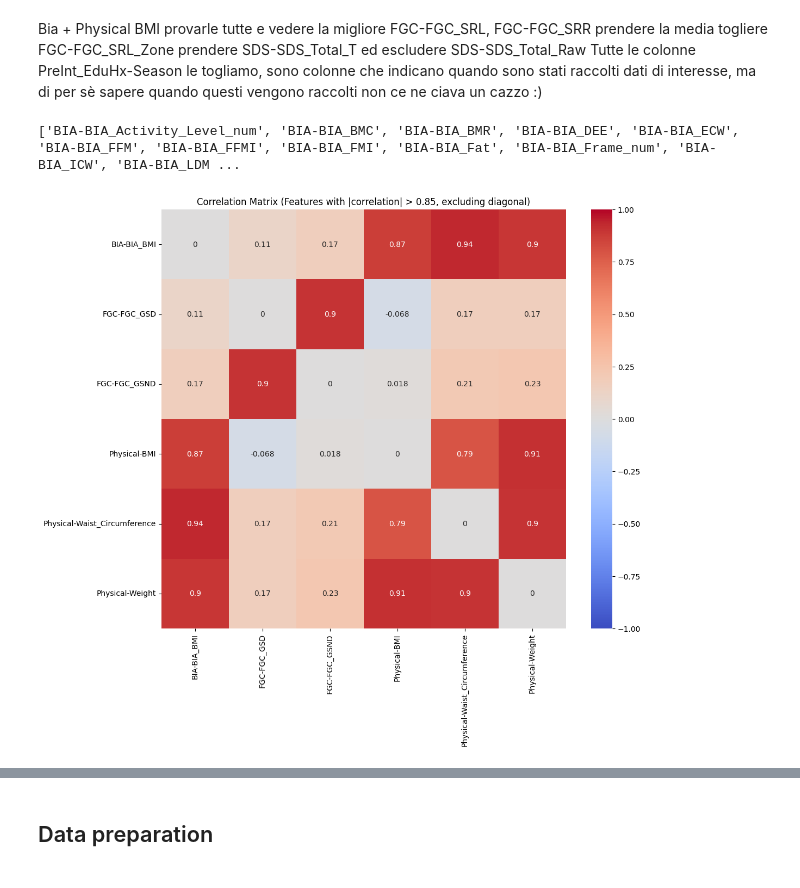
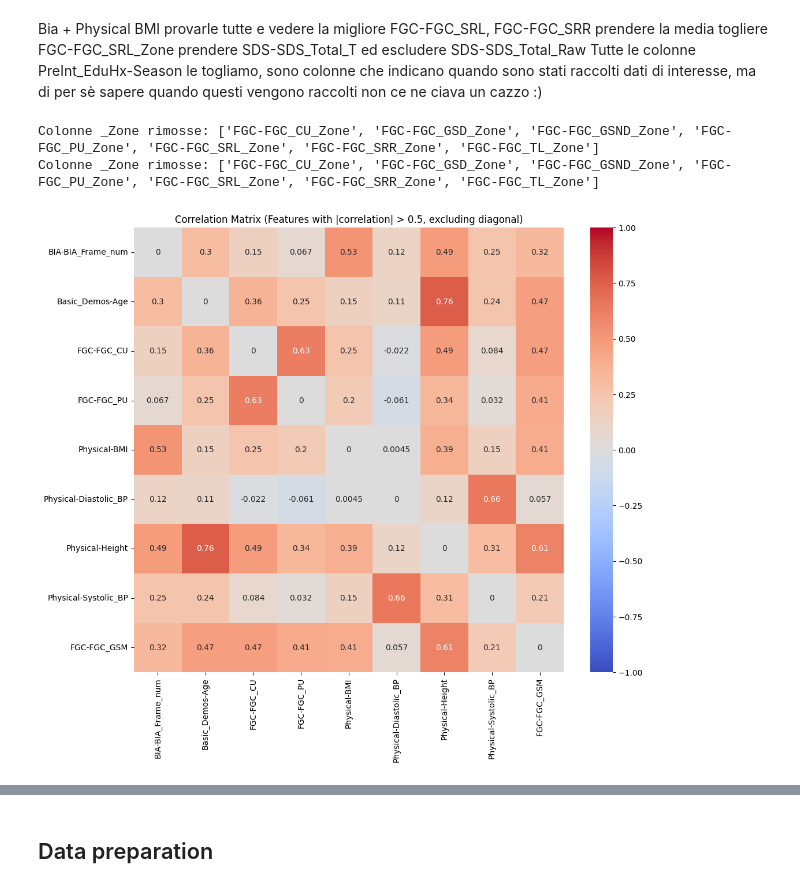
Before and after one commit to EliaCoro/progetto_dwm, a Jupyter notebook: work/progetto.ipynb, the cells around one changed output, grey strips where cells are left out. Cells and saved outputs as stored; diff of their text form; code cells hidden in the pictures.

```diff
--- a/work/progetto.ipynb
+++ b/work/progetto.ipynb
@@ -33,7 +33,9 @@ data = data[test_columns]
 data = data.drop(columns=['id'])
 
 # Rimuovi tutte le colonne season
-df_cleaned = data.drop(columns=[col for col in data.columns if 'Season' in col])
+season_col = [col for col in data.columns if 'Season' in col]
+data = data.drop(columns=season_col)
+print(f"Colonne season rimosse: {len(season_col)}")
 
 # Rimuovi colonne con più dell'80% di valori mancanti
 data, removed_columns = remove_high_missing_columns(data, threshold=0.80)
@@ -53,4 +55,5 @@ data = pd.concat([clean_data, data_without_sii], ignore_index=True)
 # Controlla i valori mancanti in 'sii'
 missing_sii_count = data['sii'].isnull().sum()
 print(f"Numero di righe con 'sii' null: {missing_sii_count}")
+data
 # %% [output]
@@ -170,43 +188,55 @@ prendere SDS-SDS_Total_T ed escludere SDS-SDS_Total_Raw
 Tutte le colonne PreInt_EduHx-Season le togliamo, sono colonne che indicano quando sono stati raccolti dati di interesse, ma di per sè sapere quando questi vengono raccolti non ce ne ciava un cazzo :)
 # %%
 def data_cleaning(df):
-
-    # per le seguenti colonne teniamo solo BIA-BIA_FFM
-    to_remove = ['BIA-BIA_BMR', 'BIA-BIA_DEE', 'BIA-BIA_ECW', 'BIA-BIA_ICW',
+    # per le seguenti colonne teniamo solo BIA-BIA_BMI
+    to_remove = ['BIA-BIA_BMR', 'BIA-BIA_DEE', 'BIA-BIA_ECW', 'BIA-BIA_ICW', 'BIA-BIA_FFM',
                  'BIA-BIA_LDM', 'BIA-BIA_LST', 'BIA-BIA_SMM', 'BIA-BIA_TBW']
-
-    # Verifica se le colonne esistono nel dataframe e rimuovile
+    # Elimina le colonne non necessarie
     df = df.drop(columns=[col for col in to_remove if col in df.columns])
 
+    # Tra Physical-Waist_Circumference, Physical-Weight e Physical-BMI teniamo l'ultima
+    to_remove = ['Physical-Waist_Circumference', 'Physical-Weight']
+    df = df.drop(columns=[col for col in to_remove if col in df.columns])
 
-
-    # Seleziona tutte le colonne BMI tranne 'BIA-BIA_BMI', questa sarà l'unica che terremo
-    #bmi_columns = [col for col in df.columns if 'BIA' in col and col != 'BIA-BIA_BMI']
-    #print(bmi_columns)
-    #df = df.drop(columns=bmi_columns)
-
-    # Calcola la media tra le colonne 'FGC-FGC_SRL' e 'FGC-FGC_SRR'
-    if {'FGC-FGC_SRL', 'FGC-FGC_SRR'}.issubset(df.columns):
+    # Calcola la media tra 'FGC-FGC_SRL' e 'FGC-FGC_SRR'
+    # FGC-FGC_SRL -> Forza di presa della mano dominante (misurata con un dinamometro)
+    # FGC-FGC_SRR -> Forza di presa della mano non dominante (misurata con un dinamometro)
+    if {'FGC-FGC_SRL', 'FGC-FGC_SRR'}.issubset(df.columns) and 'FGC-FGC_SRM' not in df.columns:
         df['FGC-FGC_SRM'] = (df['FGC-FGC_SRL'] + df['FGC-FGC_SRR']) / 2
         df = df.drop(columns=['FGC-FGC_SRL', 'FGC-FGC_SRR'])
 
-    # Stessa cosa per il test
-    if {'FGC-FGC_SRL', 'FGC-FGC_SRR'}.issubset(X_test.columns):
-        X_test['FGC-FGC_SRM'] = (X_test['FGC-FGC_SRL'] + X_test['FGC-FGC_SRR']) / 2
+    # Calcola la media tra 'FGC-FGC_GSD' e 'FGC-FGC_GSND'
+    # FGC-FGC_GSD -> Forza di presa della mano dominante (misurata specificamente per la forza)
+    # FGC-FGC_GSND -> Forza di presa della mano non dominante (misurata specificamente per la forza)
+    if {'FGC-FGC_GSD', 'FGC-FGC_GSND'}.issubset(df.columns) and 'FGC-FGC_GSM' not in df.columns:
+        df['FGC-FGC_GSM'] = (df['FGC-FGC_GSD'] + df['FGC-FGC_GSND']) / 2
+        df = df.drop(columns=['FGC-FGC_GSD', 'FGC-FGC_GSND'])
 
-    # Elimina colonne solo se esistono
-    columns_to_drop = ['FGC-FGC_SRL_Zone', 'SDS-SDS_Total_Raw']
-    df = df.drop(columns=[col for col in columns_to_drop if col in df.columns])
+    # Rimuovi tutte le colonne _Zone, sono delle categorizzazioni di altre colonne
+    zone_col = [col for col in df.columns if '_Zone' in col]
+    df = df.drop(columns=zone_col)
+    print(f"Colonne _Zone rimosse: {zone_col}")
 
-    # Elimina le colonne che iniziano con 'PreInt_EduHx-Season'
-    preint_season_columns = [col for col in df.columns if 'PreInt_EduHx-Season' in col]
-    df = df.drop(columns=preint_season_columns)
+    # Mantieni solo 'SDS-SDS_Total_T' e rimuovi 'SDS-SDS_Total_Raw'
+    # SDS-SDS_Total_T -> Punteggio T totale della scala di disturbi del sonno (punteggio standardizzato per la qualità del sonno)
+    if 'SDS-SDS_Total_Raw' in df.columns:
+        df = df.drop(columns=['SDS-SDS_Total_Raw'])
 
-data = data_cleaning(data)
+    # Tra BIA-BIA_BMI e Physical-BMI teniamo solo Physical-BMI,
+    # BIA-BIA_BMI -> valore calcolato sulla base del peso e dell'altezza
+    # Physical-BMI -> misura ottenuta tramite macchinario
+    to_remove = ['BIA-BIA_BMI']
+    df = df.drop(columns=[col for col in to_remove if col in df.columns])
+
+    return df
+
+X_train = data_cleaning(X_train)
+X_test = data_cleaning(X_test)
 # %% [output]
-['BIA-BIA_Activity_Level_num', 'BIA-BIA_BMC', 'BIA-BIA_BMR', 'BIA-BIA_DEE', 'BIA-BIA_ECW', 'BIA-BIA_FFM', 'BIA-BIA_FFMI', 'BIA-BIA_FMI', 'BIA-BIA_Fat', 'BIA-BIA_Frame_num', 'BIA-BIA_ICW', 'BIA-BIA_LDM ...
+Colonne _Zone rimosse: ['FGC-FGC_CU_Zone', 'FGC-FGC_GSD_Zone', 'FGC-FGC_GSND_Zone', 'FGC-FGC_PU_Zone', 'FGC-FGC_SRL_Zone', 'FGC-FGC_SRR_Zone', 'FGC-FGC_TL_Zone']
+Colonne _Zone rimosse: ['FGC-FGC_CU_Zone', 'FGC-FGC_GSD_Zone', 'FGC-FGC_GSND_Zone', 'FGC-FGC_PU_Zone', 'FGC-FGC_SRL_Zone', 'FGC-FGC_SRR_Zone', 'FGC-FGC_TL_Zone']
 # %%
-PrintCorrelationMatrix(X_train, 0.85)
+PrintCorrelationMatrix(X_train, 0.50)
 # %% [output]
-[figure, old version]
+[figure, new version]
 # %%
```
Also changed, not shown: parts of 19 cells of this notebook, 1 other file.
